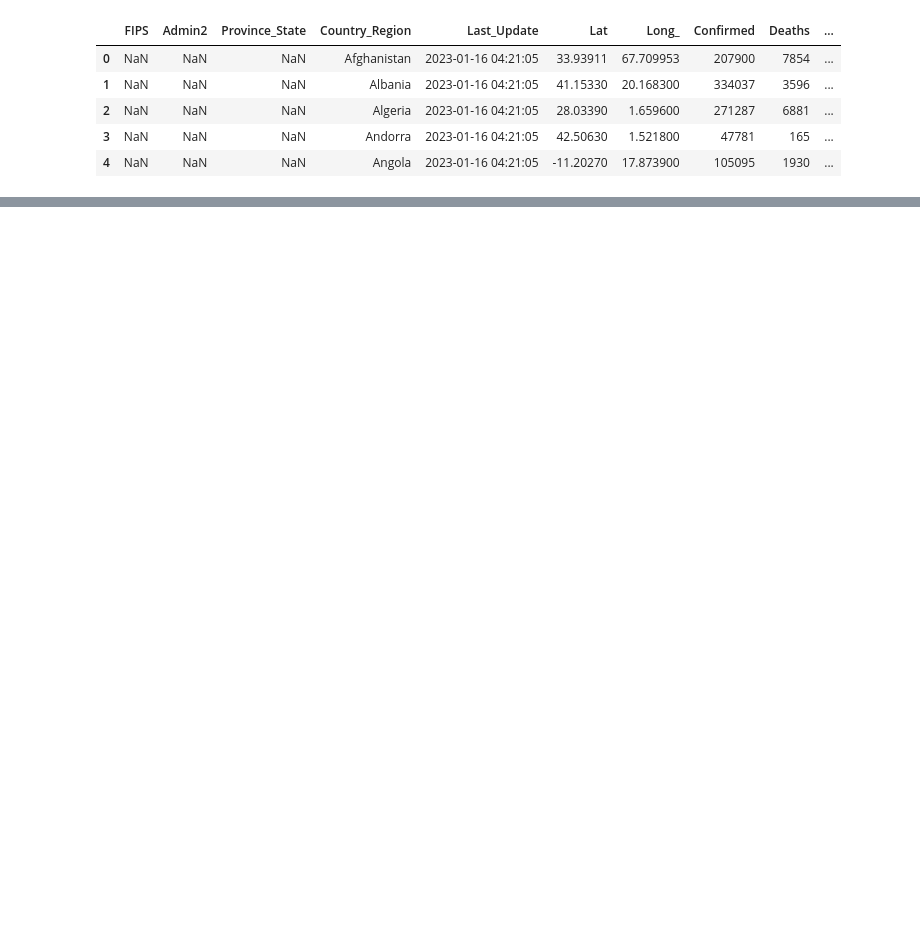
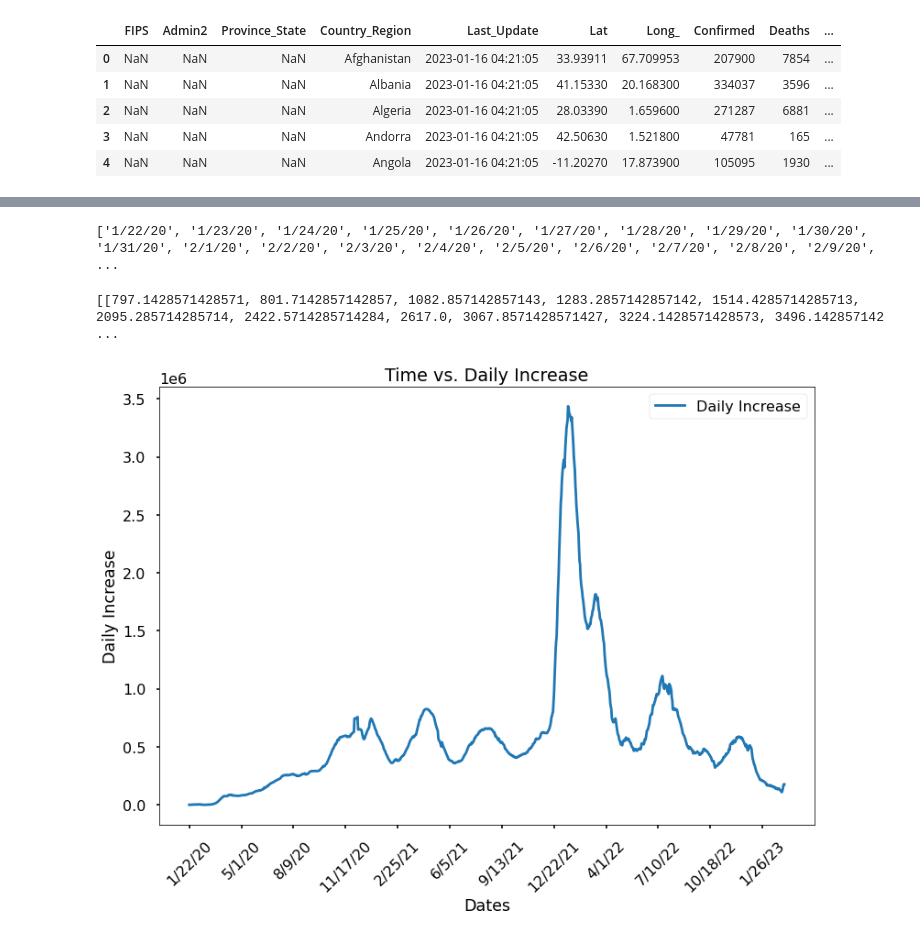
Before and after one commit to DanielPark0606/healthcare, a Jupyter notebook: healthcare.ipynb, the cells around one changed output, grey strips where cells are left out. Saved outputs shown, nothing was run; the diff lists cells and outputs as text; code cells hidden in the pictures; blank space fills up the shorter version.

```diff
--- a/healthcare.ipynb
+++ b/healthcare.ipynb
@@ -35,0 +45,73 @@ latest_data.head()
+# %%
+confirmed = confirmed_df.loc[:, confirmed_cols[4]:]
+deaths = deaths_df.loc[:, deaths_cols[4]:]
+confirmed_dates = confirmed.iloc[0].index.tolist()
+death_dates = deaths.iloc[0].index.tolist()
+confirmed.keys()
+print(confirmed_dates)
+# %% [output]
+['1/22/20', '1/23/20', '1/24/20', '1/25/20', '1/26/20', '1/27/20', '1/28/20', '1/29/20', '1/30/20', '1/31/20', '2/1/20', '2/2/20', '2/3/20', '2/4/20', '2/5/20', '2/6/20', '2/7/20', '2/8/20', '2/9/20', ...
+# %%
+num_dates = len(confirmed.keys())
+ck = confirmed.keys()
+dk = deaths.keys()
+
+world_cases = []
+total_deaths = []
+mortality_rate = []
+
+
+for i in range(num_dates):
+    confirmed_sum = confirmed[ck[i]].sum()
+    death_sum = deaths[dk[i]].sum()
+
+    world_cases.append(confirmed_sum)
+    total_deaths.append(death_sum)
+
+    # calculate rates
+    mortality_rate.append(death_sum/confirmed_sum)
+# %%
+def daily_increase(data):
+    d = []
+    for i in range(len(data)):
+        if i == 0:
+            d.append(data[0])
+        else:
+            d.append(data[i]-data[i-1])
+    return d
+
+def moving_average(data, window_size):
+    moving_average = []
+    for i in range(len(data)):
+        if i + window_size < len(data):
+            moving_average.append(sum(data[i:i+window_size])/window_size)
+        else:
+            moving_average.append(sum(data[i:])/len(data[i:]))
+    return moving_average
+# window size: allows how much data to group
+window = 7
+
+# confirmed cases
+world_daily_increase = daily_increase(world_cases)
+world_confirmed_avg= moving_average(world_cases, window)
+world_daily_increase_avg = moving_average(world_daily_increase, window)
+
+# deaths
+world_daily_death = daily_increase(total_deaths)
+world_death_avg = moving_average(total_deaths, window)
+world_daily_death_avg = moving_average(world_daily_death, window)
+
+plot_data = [world_daily_increase_avg, world_daily_death_avg]
+print(plot_data)
+plt.plot(confirmed_dates, world_daily_increase_avg, label='Daily Increase')
+#plt.plot(deaths_dates, world_daily_death_avg, label='Daily Deaths')
+plt.xlabel('Dates')
+x = range(0,len(confirmed_dates), 100)
+plt.xticks(x, [confirmed_dates[i] for i in x], rotation=45)
+plt.ylabel('Daily Increase')
+plt.title('Time vs. Daily Increase')
+plt.legend()
+plt.show()
+# %% [output]
+[[797.1428571428571, 801.7142857142857, 1082.857142857143, 1283.2857142857142, 1514.4285714285713, 2095.285714285714, 2422.5714285714284, 2617.0, 3067.8571428571427, 3224.1428571428573, 3496.142857142 ...
+[figure, added]
```
Also changed, not shown: parts of 3 cells of this notebook.
